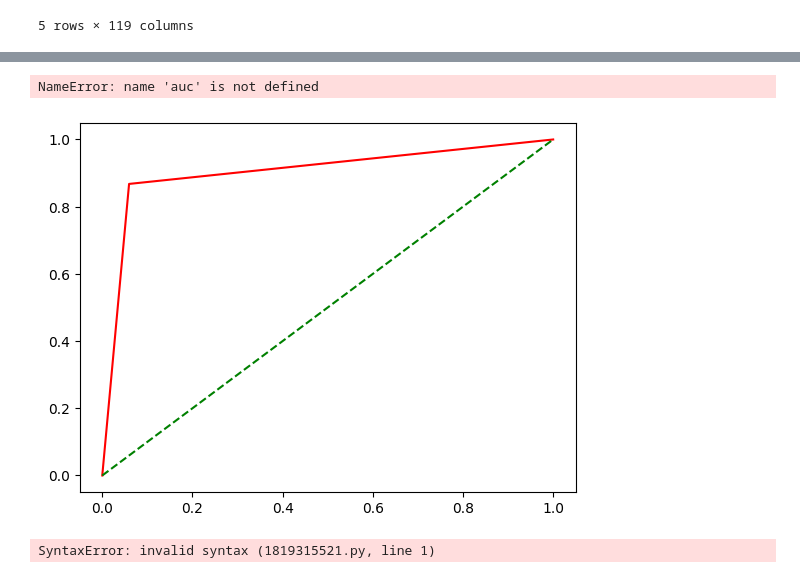
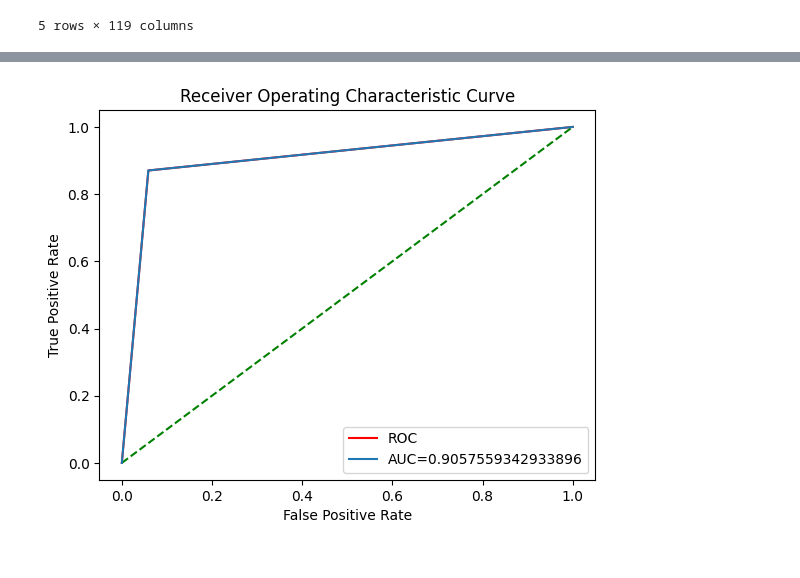
Before and after one commit to 2333repeat/final_project, a Jupyter notebook: final project.ipynb, the cells around one changed output, grey strips where cells are left out. Cells and saved outputs as stored; diff of their text form; code cells hidden in the pictures.

```diff
--- a/final project.ipynb
+++ b/final project.ipynb
@@ -107,18 +108,18 @@ plt.savefig('./test2.jpg')
-# %%
-fper, tper, thresholds = roc_curve(y_test,result1)
-plt.plot(fper, tper, color='red', label='ROC')
-plt.plot([0, 1], [0, 1], color='green', linestyle='--')
-plt.plot(fper,tper,label="AUC="+str(auc))
-plt.xlabel('False Positive Rate')
-plt.ylabel('True Positive Rate')
-plt.title('Receiver Operating Characteristic Curve')
-plt.legend()
-plt.show()
-# %% [output]
-NameError: name 'auc' is not defined
-[figure, removed]
+# %%
+fper, tper, thresholds = roc_curve(y_test,result1)
+plt.plot(fper, tper, color='red', label='ROC')
+plt.plot([0, 1], [0, 1], color='green', linestyle='--')
+auc = metrics.roc_auc_score(y_test, result1)
+plt.plot(fper,tper,label="AUC="+str(auc))
+plt.xlabel('False Positive Rate')
+plt.ylabel('True Positive Rate')
+plt.title('Receiver Operating Characteristic Curve')
+plt.legend()
+plt.show()
+# %% [output]
+[figure, added]
 # %%
-def send_mail(text,Subject = '!!!!!!!',mail_host = "smtp.qq.com",mail_sender = "486305123@qq.com",mail_license =,mail_receivers = "dahaoren12138@hotmail.com"):
+def send_mail(text,Subject = '!!!!!!!',mail_host = "smtp.qq.com",mail_sender = "486305123@qq.com",mail_license ="",mail_receivers = "dahaoren12138@hotmail.com"):
     #Subject蘑菇毒性
     #try:
         mail = MIMEMultipart(text)
@@ -133,7 +134,7 @@ def send_mail(text,Subject = '!!!!!!!',mail_host = "smtp.qq.com",mail_sender = "
         smtp.login(mail_sender,mail_license)
         smtp.sendmail(mail_sender,mail_receivers,mail.as_string())
         smtp.quit()
-def receive_email(email = '486305123@qq.com',password =,pop3_server = 'pop.qq.com'):
+def receive_email(email = '486305123@qq.com',password ="",pop3_server = 'pop.qq.com'):
     server = poplib.POP3_SSL(pop3_server)
     server.set_debuglevel(1)
     server.user(email)
@@ -143,7 +144,7 @@ def receive_email(email = '486305123@qq.com',password =,pop3_server = 'pop.qq.co
     resp, lines, octets = server.retr(index)
     server.quit()
     return lines
-def send_mail(text,Subject = '!!!!!!!',mail_host = "smtp.qq.com",mail_sender = "486305123@qq.com",mail_license =,mail_receivers = "dahaoren12138@hotmail.com"):
+def send_mail(text,Subject = '!!!!!!!',mail_host = "smtp.qq.com",mail_sender = "486305123@qq.com",mail_license="",mail_receivers = "dahaoren12138@hotmail.com"):
     #Subject蘑菇毒性
     #try:
         mail = MIMEMultipart(text)
@@ -158,5 +159,3 @@ def send_mail(text,Subject = '!!!!!!!',mail_host = "smtp.qq.com",mail_sender = "
         smtp.login(mail_sender,mail_license)
         smtp.sendmail(mail_sender,mail_receivers,mail.as_string())
         smtp.quit()
-# %% [output]
-SyntaxError: invalid syntax (1819315521.py, line 1)
```
Also changed, not shown: parts of 3 cells of this notebook.
